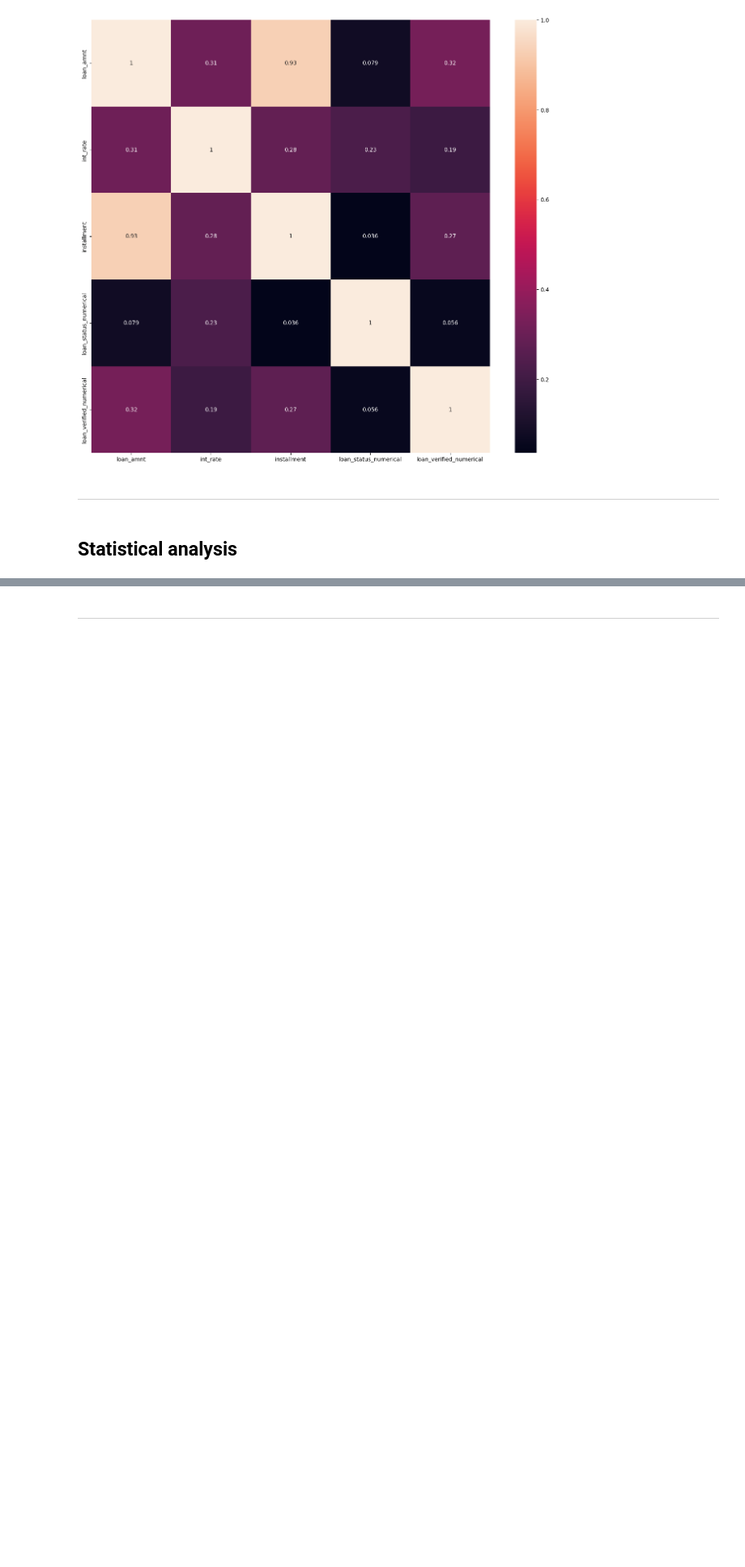
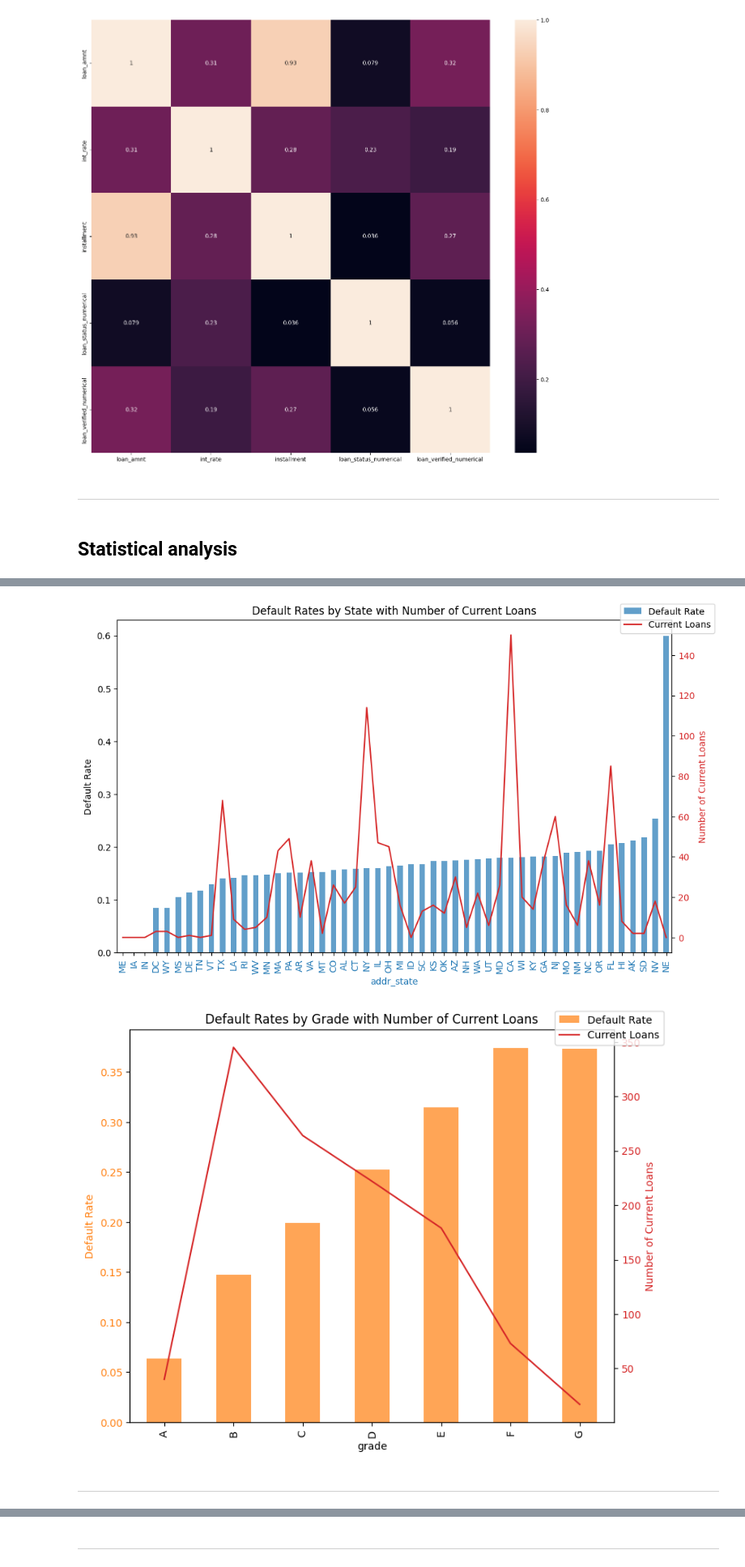
Before and after one commit to rvquintiles/Upgrad-assignments, a Jupyter notebook: Rushikesh_Bhorania_LCSolution.ipynb, the cells around one changed output, grey strips where cells are left out. Shown at 81% size. Saved outputs shown, nothing was run; the diff lists cells and outputs as text; code cells hidden in the pictures; blank space fills up the shorter version.

```diff
--- a/Rushikesh_Bhorania_LCSolution.ipynb
+++ b/Rushikesh_Bhorania_LCSolution.ipynb
@@ -367 +375,55 @@ plt.show()
+# %%
+# Grouping the data by State and Grade and then add data of current loans
+state_grouped = loan_data.groupby('addr_state')['loan_status']
+state_default_rates = state_grouped.apply(lambda x: ((x == 'Charged Off') | (x == 'Current')).mean())
+state_current_loans = state_grouped.apply(lambda x: (x == 'Current').sum())
+
+grade_grouped = loan_data.groupby('grade')['loan_status']
+grade_default_rates = grade_grouped.apply(lambda x: ((x == 'Charged Off') | (x == 'Current')).mean())
+grade_current_loans = grade_grouped.apply(lambda x: (x == 'Current').sum())
+
+# EDA analysis by ploting graph of default rate Visualize Default Rates
+fig, ax1 = plt.subplots(figsize=(10, 6))
+
+color = 'tab:blue'
+ax1.set_ylabel('Default Rate')
+ax1.set_xlabel('State', color=color)
+state_default_rates.sort_values().plot(kind='bar', color=color, alpha=0.7, label='Default Rate')
+ax1.tick_params(axis='x', labelcolor=color)
+
+ax2 = ax1.twinx()
+color = 'tab:red'
+ax2.set_ylabel('Number of Current Loans', color=color)
+state_current_loans[state_default_rates.sort_values().index].plot(kind='line', color=color, label='Current Loans')
+ax2.tick_params(axis='y', labelcolor=color)
+
+fig.tight_layout()
+fig.legend(loc='upper right')
+plt.title('Default Rates by State with Number of Current Loans')
+plt.show()
+
+# Bar plot for default rates by grade
+fig, ax1 = plt.subplots(figsize=(8, 6))
+
+color = 'tab:orange'
+ax1.set_ylabel('Default Rate', color=color)
+ax1.set_xlabel('Grade')
+grade_default_rates.sort_index().plot(kind='bar', color=color, alpha=0.7, label='Default Rate')
+ax1.tick_params(axis='y', labelcolor=color)
+
+ax2 = ax1.twinx()
+color = 'tab:red'
+ax2.set_ylabel('Number of Current Loans', color=color)
+grade_current_loans.plot(kind='line', color=color, label='Current Loans')
+ax2.tick_params(axis='y', labelcolor=color)
+
+fig.tight_layout()
+fig.legend(loc='upper right')
+plt.title('Default Rates by Grade with Number of Current Loans')
+plt.show()
+# %% [output]
+[figure, added]
+[figure, added]
+# %% [markdown]
+-------
 # %% [markdown]
```
Also changed, not shown: parts of 10 cells of this notebook, 2 other files.
